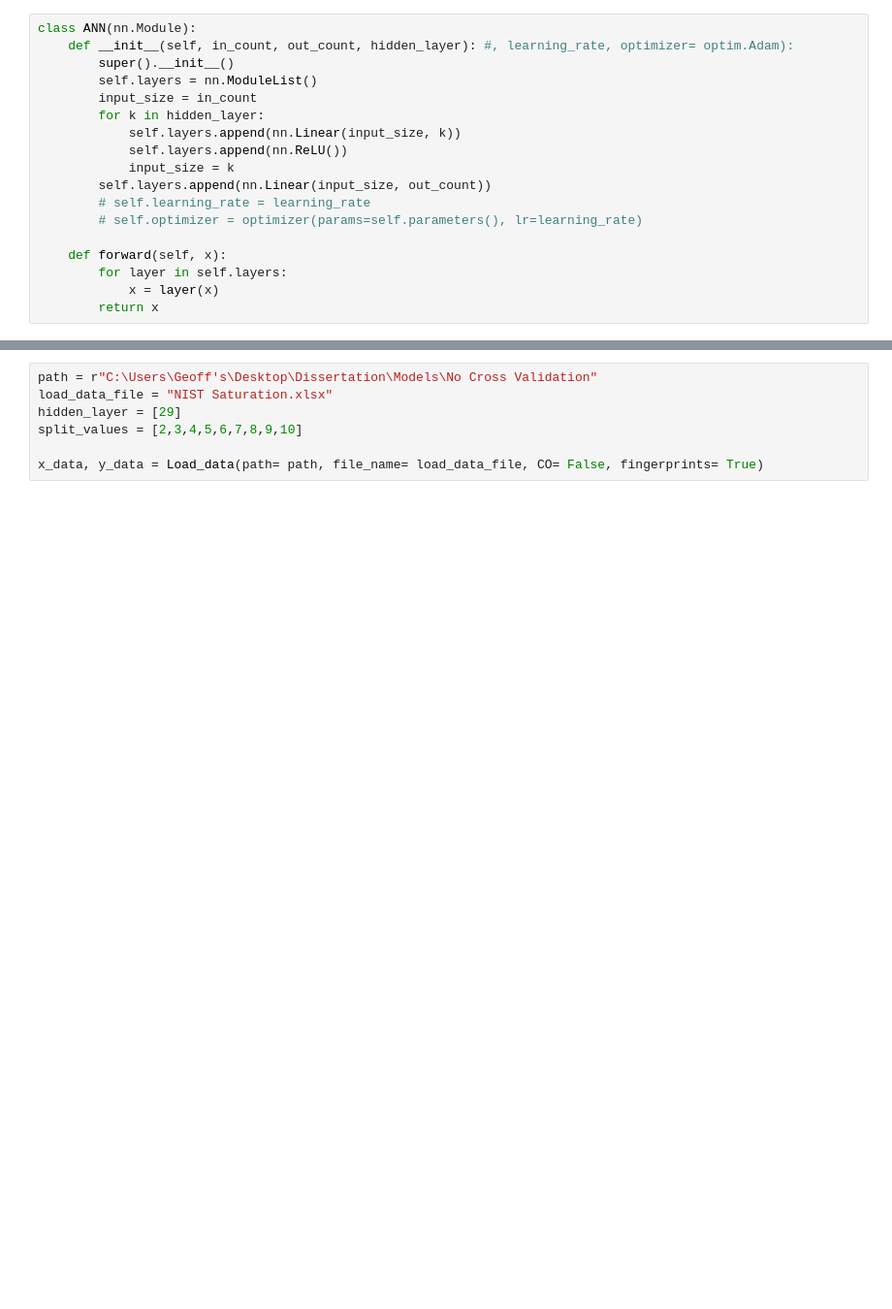
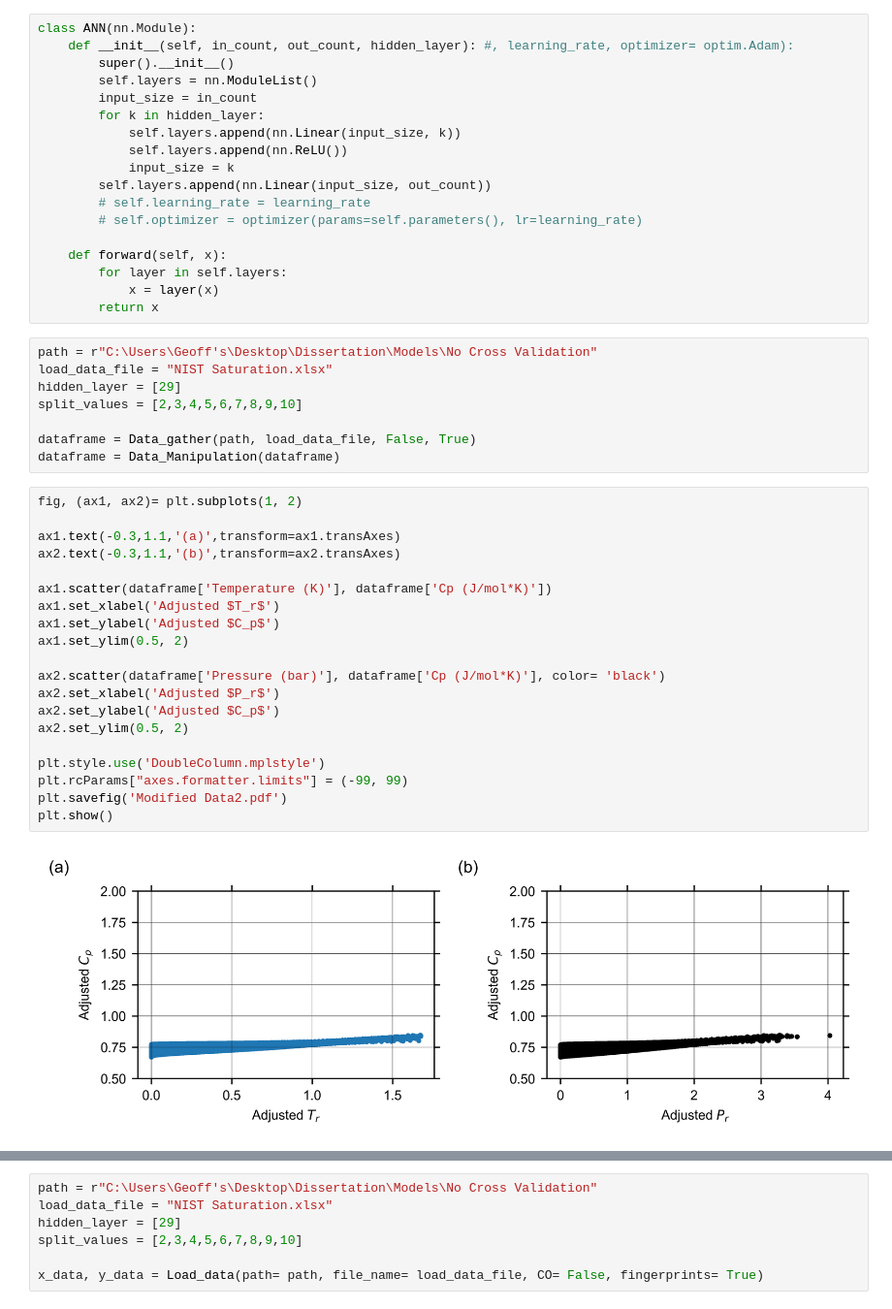
Before and after one commit to Zackary-Overend/MSc, a Jupyter notebook: Model_main.ipynb, the cells around one changed output, grey strips where cells are left out. Shown: that part at 97% size. Drawn from its saved outputs; the diff is of its cells as text; blank space fills up the shorter version.

Commit message:
Adjustments to existing figures and use of Latex for captions

```diff
--- a/Model_main.ipynb
+++ b/Model_main.ipynb
@@ -409,3 +410,33 @@ class ANN(nn.Module):
         for layer in self.layers:
             x = layer(x)
         return x
+# %%
+path = r"C:\Users\Geoff's\Desktop\Dissertation\Models\No Cross Validation"
+load_data_file = "NIST Saturation.xlsx"
+hidden_layer = [29]
+split_values = [2,3,4,5,6,7,8,9,10]
+
+dataframe = Data_gather(path, load_data_file, False, True)
+dataframe = Data_Manipulation(dataframe)
+# %%
+fig, (ax1, ax2)= plt.subplots(1, 2)
+
+ax1.text(-0.3,1.1,'(a)',transform=ax1.transAxes)
+ax2.text(-0.3,1.1,'(b)',transform=ax2.transAxes)
+
+ax1.scatter(dataframe['Temperature (K)'], dataframe['Cp (J/mol*K)'])
+ax1.set_xlabel('Adjusted $T_r$')
+ax1.set_ylabel('Adjusted $C_p$')
+ax1.set_ylim(0.5, 2)
+
+ax2.scatter(dataframe['Pressure (bar)'], dataframe['Cp (J/mol*K)'], color= 'black')
+ax2.set_xlabel('Adjusted $P_r$')
+ax2.set_ylabel('Adjusted $C_p$')
+ax2.set_ylim(0.5, 2)
+
+plt.style.use('DoubleColumn.mplstyle')
+plt.rcParams["axes.formatter.limits"] = (-99, 99)
+plt.savefig('Modified Data2.pdf')
+plt.show()
+# %% [output]
+[figure, added]
```
Also changed, not shown: parts of 11 cells of this notebook, 11 other files.
